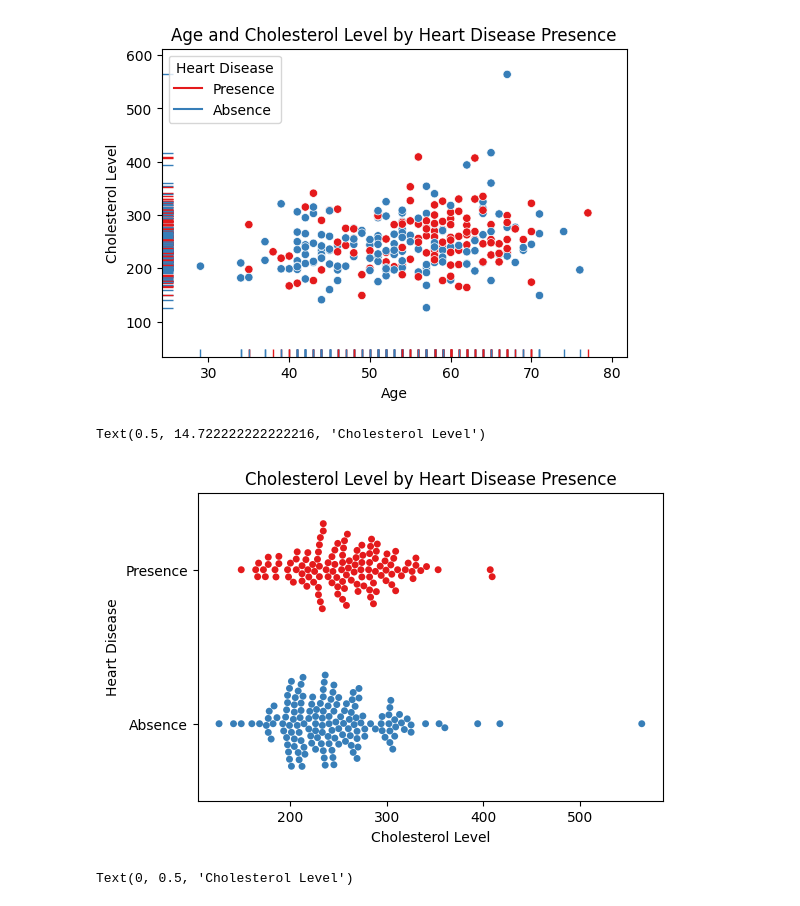
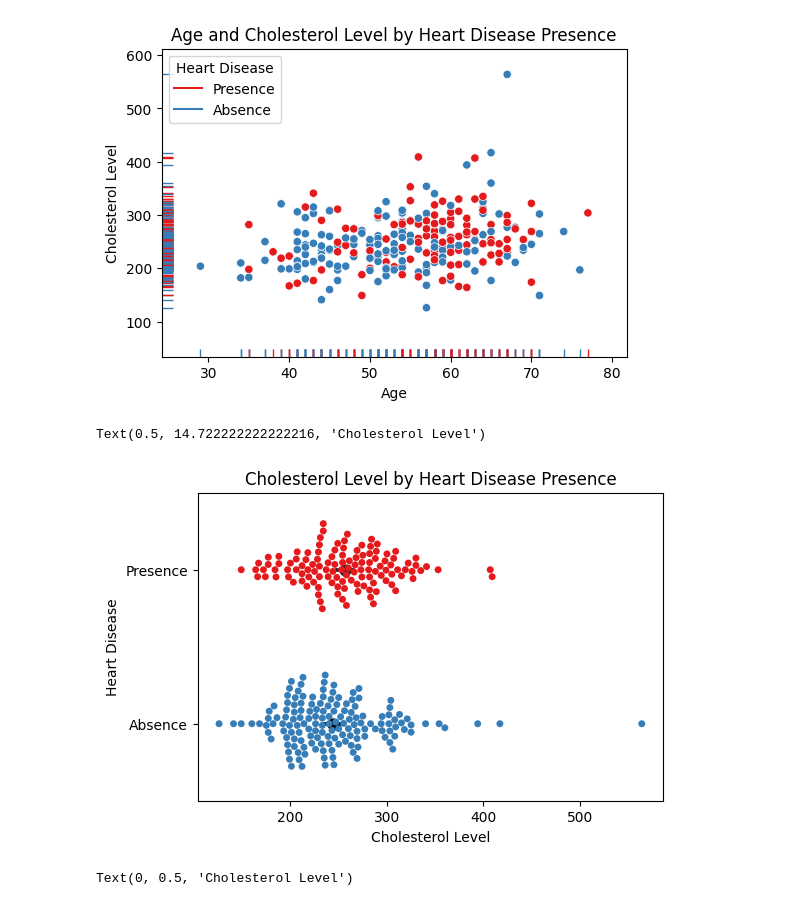
Before and after one commit to Enlightenus/Heart_disease_prediction, a Jupyter notebook: Heart_disease.ipynb, the cells around one changed output. Saved outputs shown, nothing was run; the diff lists cells and outputs as text; code cells hidden in the pictures.

```diff
--- a/Heart_disease.ipynb
+++ b/Heart_disease.ipynb
@@ -96,11 +96,12 @@ Text(0, 0.5, 'Cholesterol Level')
 # %%
 plt.figure(figsize=(6, 4))
 sns.swarmplot(data=df, x="Cholesterol", y="Heart Disease", hue="Heart Disease", palette="Set1")
+sns.pointplot(data=df, x="Cholesterol", y="Heart Disease", hue="Heart Disease", palette='dark:black', errorbar=('ci', 95))
 plt.title("Cholesterol Level by Heart Disease Presence")
 plt.xlabel("Cholesterol Level")
 # %% [output]
 Text(0.5, 14.722222222222216, 'Cholesterol Level')
-[figure, old version]
+[figure, new version]
 # %%
 plt.figure(figsize=(6, 4))
 sns.violinplot(data=df, x="Chest pain type", y="Cholesterol", hue="Heart Disease", palette="Set1")
```
Also changed, not shown: parts of 2 cells of this notebook.
